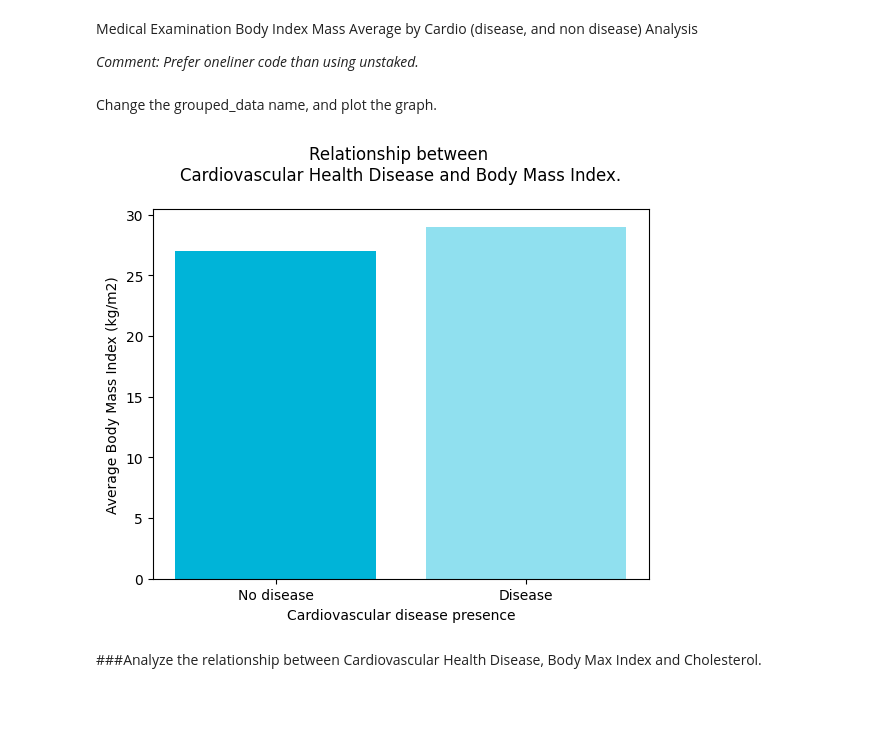
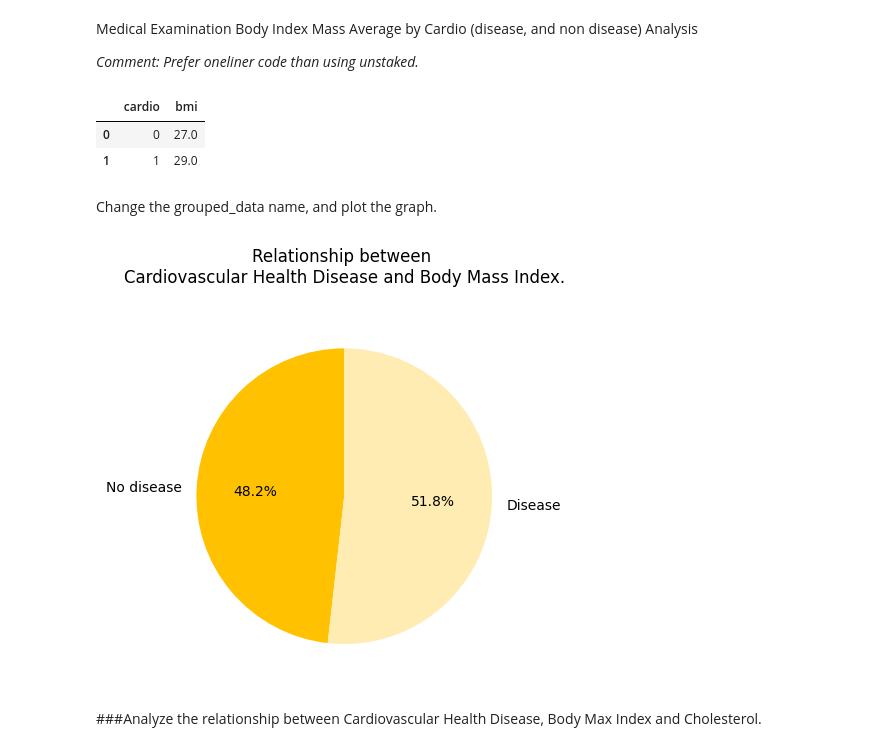
Before and after one commit to zniero1324/Programming-Assignment-2-Cardiovascular-Examination, a Jupyter notebook: DevelopmentNotebook.ipynb, the cells around one changed output. Cells and saved outputs as stored; diff of their text form; code cells hidden in the pictures; blank space fills up the shorter version.

```diff
--- a/DevelopmentNotebook.ipynb
+++ b/DevelopmentNotebook.ipynb
@@ -107,3 +111,6 @@ We need to remove the extra gender in for later code, since the instruction clea
+# %%
+#Remove unecessary data like the gender, since 3 is not stated in the dataset provided in the instruction.
+data_frame = data_frame[data_frame['gender'] != 3]
 # %% [markdown]
 ##Preprocessing and Data Cleaning
 
@@ -236,23 +240,25 @@ Medical Examination Body Index Mass Average by Cardio (disease, and non disease)
 # %%
 #Group the cardio into two categories, and provide the average BMI
 grouped_data = df_filter_bmi.groupby('cardio')['bmi'].mean().round(0).reset_index()
+
+
+grouped_data
+# %% [output]
+|  | cardio | bmi |
+| 0 | 0 | 27.0 |
+| 1 | 1 | 29.0 |
 # %% [markdown]
 Change the grouped_data name, and plot the graph.
 # %%
-#Rename the data for cardio
-grouped_data['cardio'] = ['No disease', 'Disease']
+#Visualize the data by using a pie chart
+plt.pie(grouped_data['bmi'], labels=['No disease', 'Disease'], colors=['#FFC100', '#FFECB2'], autopct='%1.1f%%', startangle=90)
 
-#Visualize the data by using a bar chart
-plt.bar(grouped_data['cardio'], grouped_data['bmi'], color =['#00b4d8', '#90e0ef'])
-plt.xlabel("Cardiovascular disease presence")
-plt.ylabel(f"Average Body Mass Index (kg/m2)")
-plt.xticks(rotation=0)
 plt.title(f"Relationship between \nCardiovascular Health Disease and Body Mass Index.\n")
 
 #Display plot
 plt.show()
 # %% [output]
-[figure, old version]
+[figure, new version]
 # %% [markdown]
 ###Analyze the relationship between Cardiovascular Health Disease, Body Max Index and Cholesterol.
 # %% [markdown]
```
Also changed, not shown: parts of 4 cells of this notebook.
